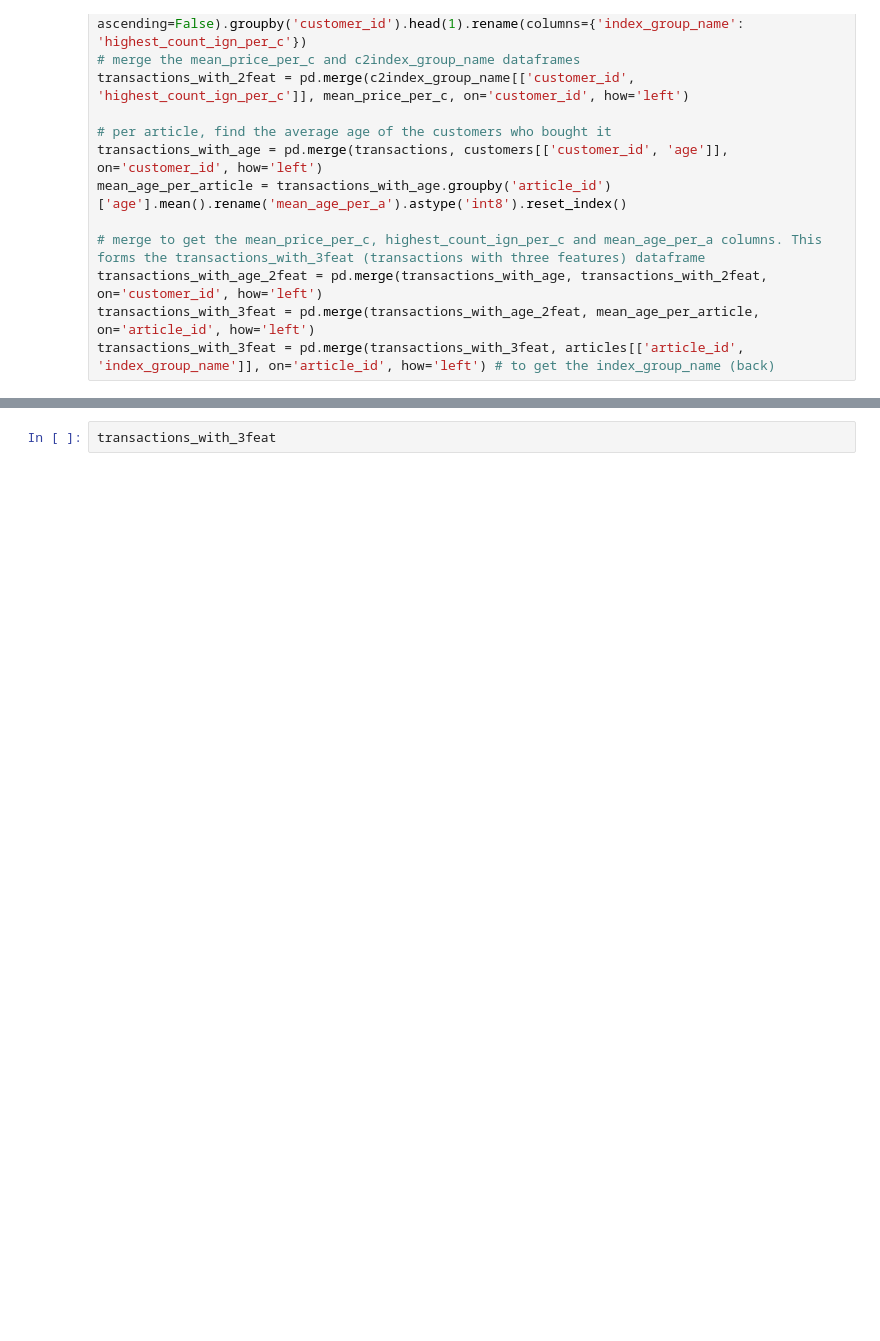
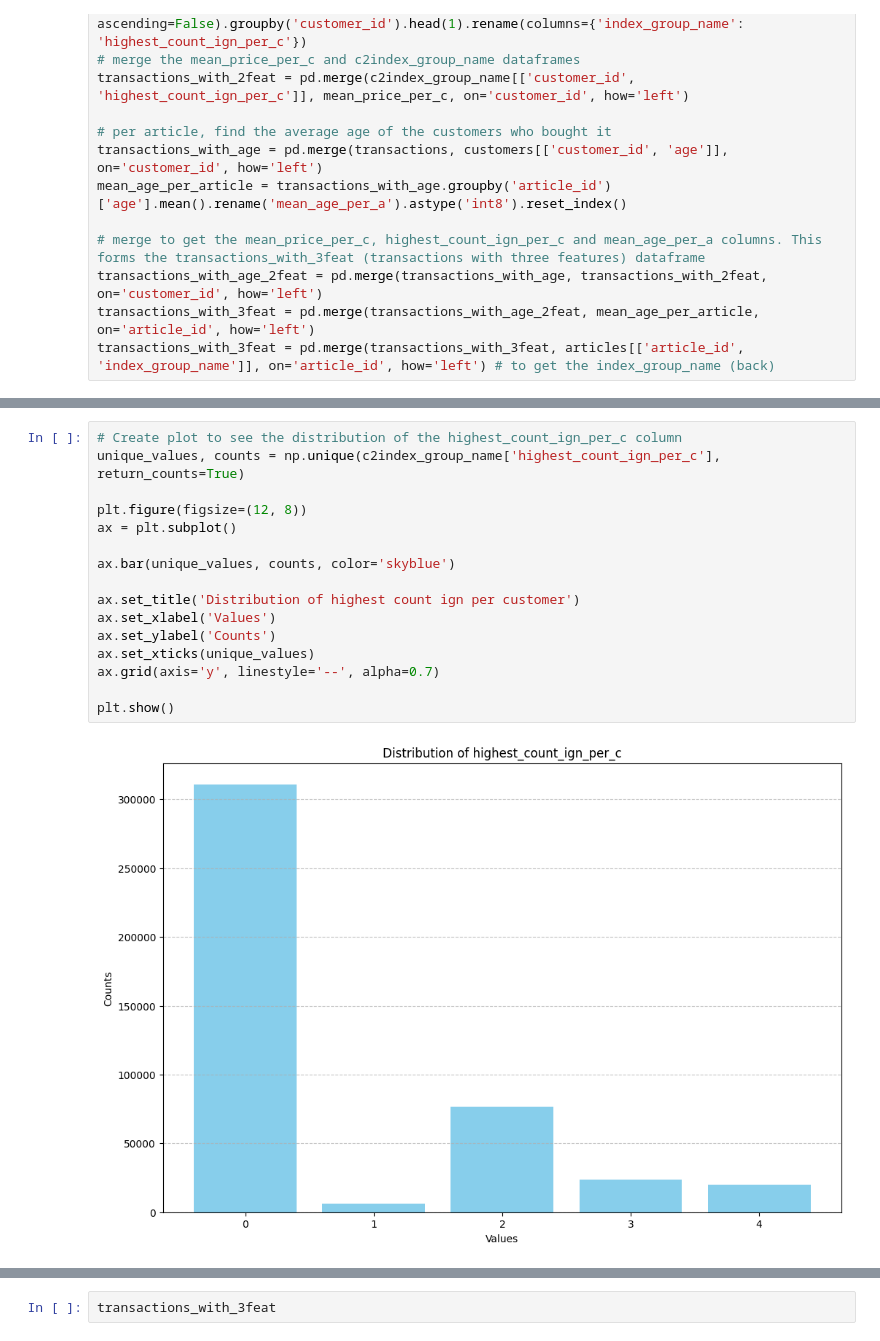
Before and after one commit to LienM/ai-project-23-24, a Jupyter notebook: MaksimKarnaukh/05-Research/src/nb_research.ipynb, the cells around one changed output, grey strips where cells are left out. Cells and saved outputs as stored; diff of their text form; blank space fills up the shorter version.

```diff
--- a/MaksimKarnaukh/05-Research/src/nb_research.ipynb
+++ b/MaksimKarnaukh/05-Research/src/nb_research.ipynb
@@ -55,0 +93,18 @@ transactions_with_3feat = pd.merge(transactions_with_3feat, articles[['article_i
+# %%
+# Create plot to see the distribution of the highest_count_ign_per_c column
+unique_values, counts = np.unique(c2index_group_name['highest_count_ign_per_c'], return_counts=True)
+
+plt.figure(figsize=(12, 8))
+ax = plt.subplot()
+
+ax.bar(unique_values, counts, color='skyblue')
+
+ax.set_title('Distribution of highest count ign per customer')
+ax.set_xlabel('Values')
+ax.set_ylabel('Counts')
+ax.set_xticks(unique_values)
+ax.grid(axis='y', linestyle='--', alpha=0.7)
+
+plt.show()
+# %% [output]
+[figure, added]
```
Also changed, not shown: parts of 6 cells of this notebook, 3 other files.
